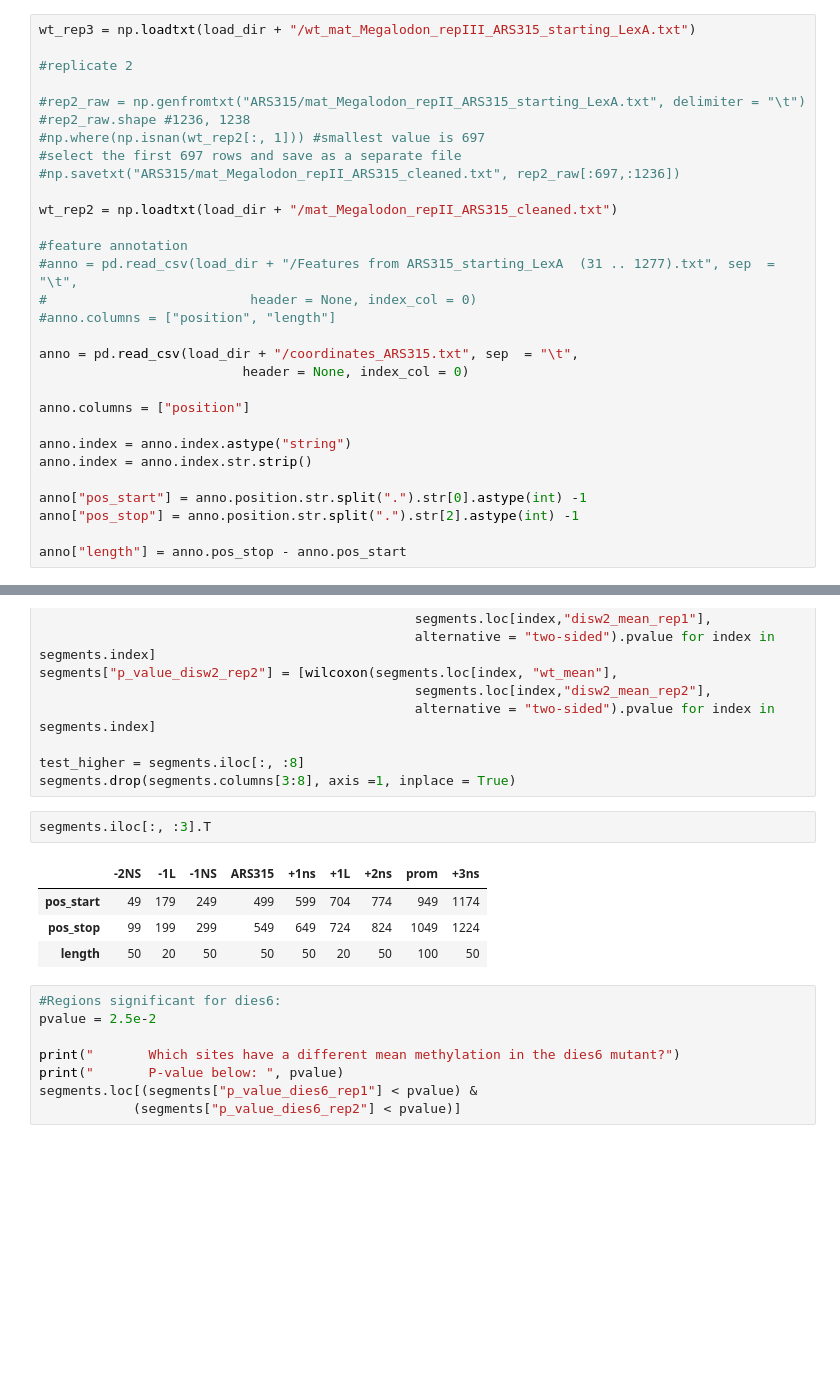
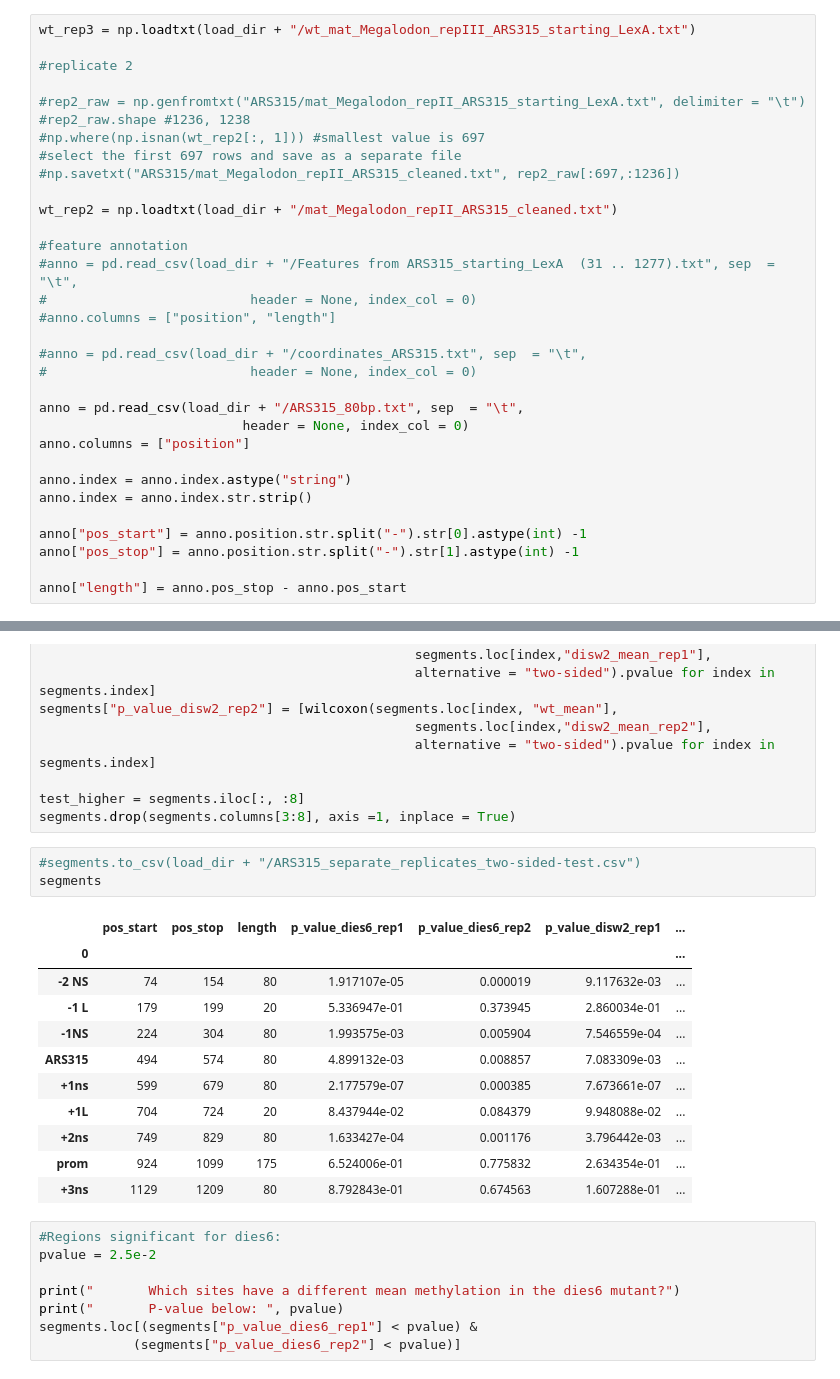
Before and after one commit to KarolineHoller/nanopore_methylation, a Jupyter notebook: methylation_analysis_20220502_ARS315.ipynb, the cells around one changed output, grey strips where cells are left out. Cells and saved outputs as stored; diff of their text form; blank space fills up the shorter version.

```diff
--- a/methylation_analysis_20220502_ARS315.ipynb
+++ b/methylation_analysis_20220502_ARS315.ipynb
@@ -33,16 +33,18 @@ wt_rep2 = np.loadtxt(load_dir + "/mat_Megalodon_repII_ARS315_cleaned.txt")
 #                          header = None, index_col = 0)
 #anno.columns = ["position", "length"]
 
-anno = pd.read_csv(load_dir + "/coordinates_ARS315.txt", sep  = "\t",
+#anno = pd.read_csv(load_dir + "/coordinates_ARS315.txt", sep  = "\t",
+#                          header = None, index_col = 0)
+
+anno = pd.read_csv(load_dir + "/ARS315_80bp.txt", sep  = "\t",
                           header = None, index_col = 0)
-
 anno.columns = ["position"]
 
 anno.index = anno.index.astype("string")
 anno.index = anno.index.str.strip()
 
-anno["pos_start"] = anno.position.str.split(".").str[0].astype(int) -1
-anno["pos_stop"] = anno.position.str.split(".").str[2].astype(int) -1
+anno["pos_start"] = anno.position.str.split("-").str[0].astype(int) -1
+anno["pos_stop"] = anno.position.str.split("-").str[1].astype(int) -1
 
 anno["length"] = anno.pos_stop - anno.pos_start
 # %%
@@ -434,12 +545,20 @@ segments["p_value_disw2_rep2"] = [wilcoxon(segments.loc[index, "wt_mean"],
 test_higher = segments.iloc[:, :8]
 segments.drop(segments.columns[3:8], axis =1, inplace = True)
 # %%
-segments.iloc[:, :3].T
+#segments.to_csv(load_dir + "/ARS315_separate_replicates_two-sided-test.csv")
+segments
 # %% [output]
-|  | -2NS | -1L | -1NS | ARS315 | +1ns | +1L | +2ns | prom | +3ns |
-| pos_start | 49 | 179 | 249 | 499 | 599 | 704 | 774 | 949 | 1174 |
-| pos_stop | 99 | 199 | 299 | 549 | 649 | 724 | 824 | 1049 | 1224 |
-| length | 50 | 20 | 50 | 50 | 50 | 20 | 50 | 100 | 50 |
+|  | pos_start | pos_stop | length | p_value_dies6_rep1 | p_value_dies6_rep2 | p_value_disw2_rep1 | ... |
+| 0 |  |  |  |  |  |  | ... |
+| -2 NS | 74 | 154 | 80 | 1.917107e-05 | 0.000019 | 9.117632e-03 | ... |
+| -1 L | 179 | 199 | 20 | 5.336947e-01 | 0.373945 | 2.860034e-01 | ... |
+| -1NS | 224 | 304 | 80 | 1.993575e-03 | 0.005904 | 7.546559e-04 | ... |
+| ARS315 | 494 | 574 | 80 | 4.899132e-03 | 0.008857 | 7.083309e-03 | ... |
+| +1ns | 599 | 679 | 80 | 2.177579e-07 | 0.000385 | 7.673661e-07 | ... |
+| +1L | 704 | 724 | 20 | 8.437944e-02 | 0.084379 | 9.948088e-02 | ... |
+| +2ns | 749 | 829 | 80 | 1.633427e-04 | 0.001176 | 3.796442e-03 | ... |
+| prom | 924 | 1099 | 175 | 6.524006e-01 | 0.775832 | 2.634354e-01 | ... |
+| +3ns | 1129 | 1209 | 80 | 8.792843e-01 | 0.674563 | 1.607288e-01 | ... |
 # %%
 #Regions significant for dies6:
 pvalue = 2.5e-2
```
Also changed, not shown: parts of 19 cells of this notebook.
